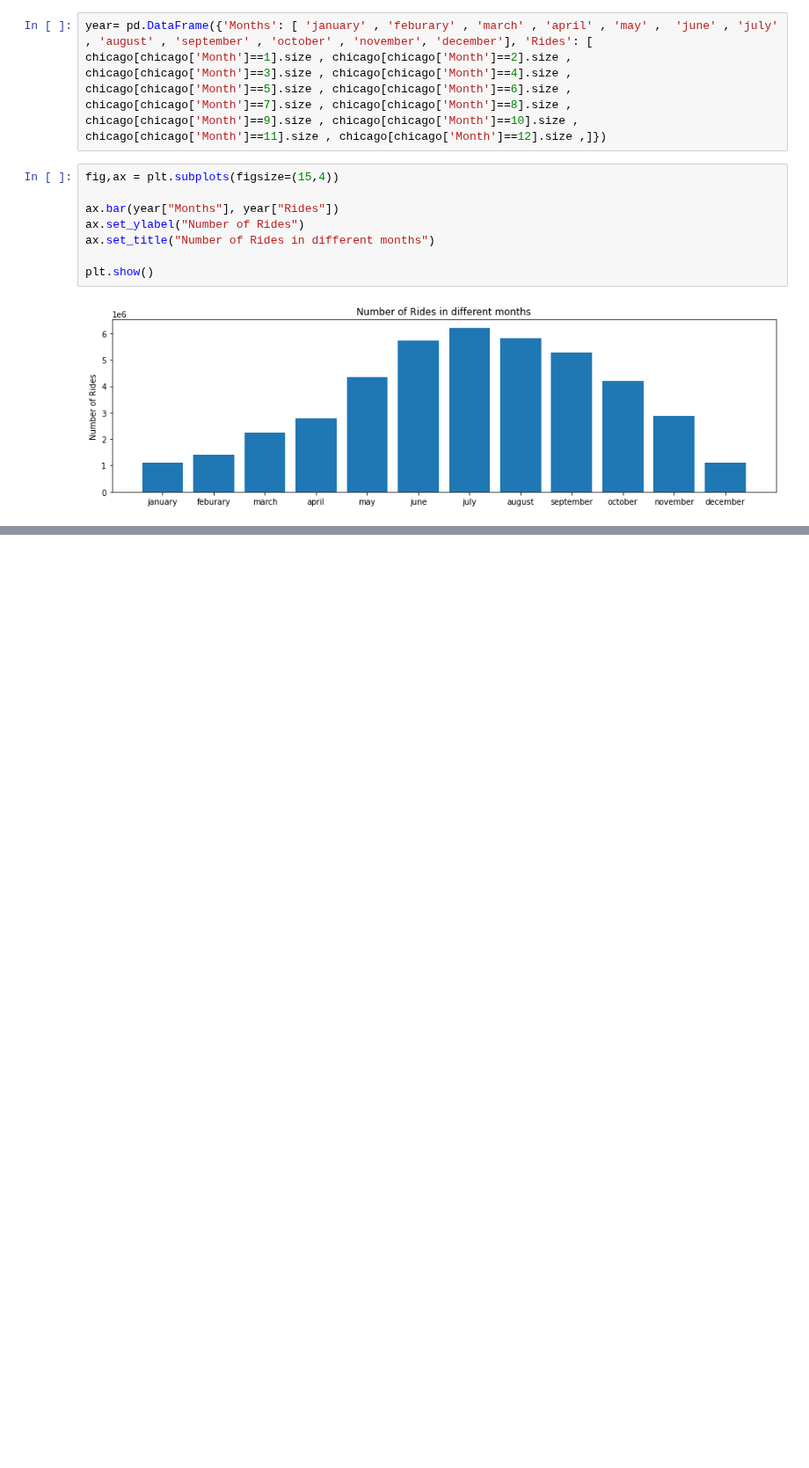
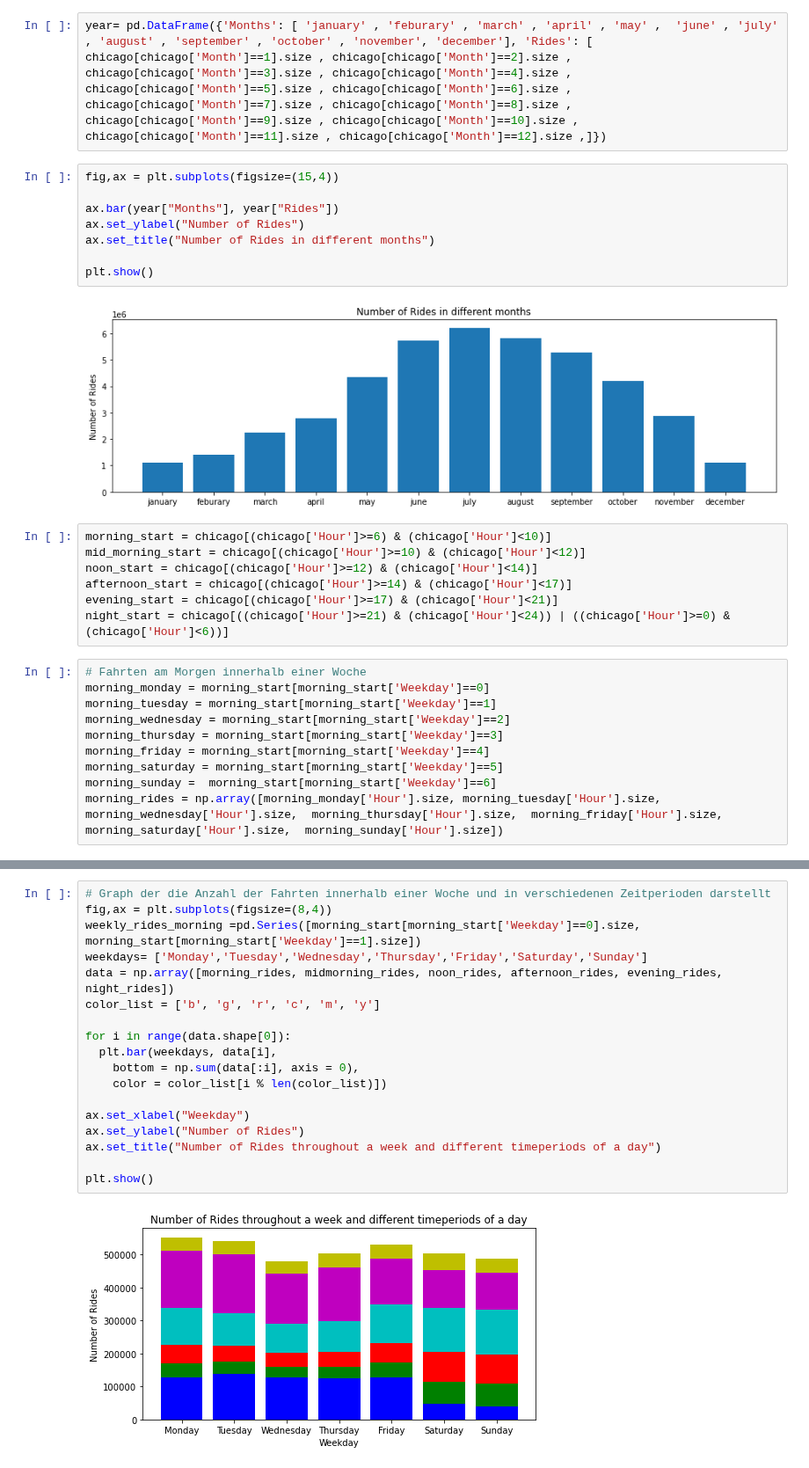
Before and after one commit to agruenb/PrescriptiveStruggle_BikeSharing, a Jupyter notebook: LeaWorkspace/lworkspace.ipynb, the cells around one changed output, grey strips where cells are left out. Shown at 88% size. Saved outputs shown, nothing was run; the diff lists cells and outputs as text; blank space fills up the shorter version.

Commit message:
neue diagramme sub und cust

```diff
--- a/LeaWorkspace/lworkspace.ipynb
+++ b/LeaWorkspace/lworkspace.ipynb
@@ -120,3 +120,20 @@ ax.set_title("Number of Rides in different months")
 plt.show()
 # %% [output]
 [figure]
+# %%
+morning_start = chicago[(chicago['Hour']>=6) & (chicago['Hour']<10)]
+mid_morning_start = chicago[(chicago['Hour']>=10) & (chicago['Hour']<12)]
+noon_start = chicago[(chicago['Hour']>=12) & (chicago['Hour']<14)]
+afternoon_start = chicago[(chicago['Hour']>=14) & (chicago['Hour']<17)]
+evening_start = chicago[(chicago['Hour']>=17) & (chicago['Hour']<21)]
+night_start = chicago[((chicago['Hour']>=21) & (chicago['Hour']<24)) | ((chicago['Hour']>=0) & (chicago['Hour']<6))]
+# %%
+# Fahrten am Morgen innerhalb einer Woche
+morning_monday = morning_start[morning_start['Weekday']==0]
+morning_tuesday = morning_start[morning_start['Weekday']==1]
+morning_wednesday = morning_start[morning_start['Weekday']==2]
+morning_thursday = morning_start[morning_start['Weekday']==3]
+morning_friday = morning_start[morning_start['Weekday']==4]
+morning_saturday = morning_start[morning_start['Weekday']==5]
+morning_sunday =  morning_start[morning_start['Weekday']==6]
+morning_rides = np.array([morning_monday['Hour'].size, morning_tuesday['Hour'].size, morning_wednesday['Hour'].size,  morning_thursday['Hour'].size,  morning_friday['Hour'].size,  morning_saturday['Hour'].size,  morning_sunday['Hour'].size])
@@ -122,0 +190,20 @@ plt.show()
+# %%
+# Graph der die Anzahl der Fahrten innerhalb einer Woche und in verschiedenen Zeitperioden darstellt
+fig,ax = plt.subplots(figsize=(8,4))
+weekly_rides_morning =pd.Series([morning_start[morning_start['Weekday']==0].size, morning_start[morning_start['Weekday']==1].size])
+weekdays= ['Monday','Tuesday','Wednesday','Thursday','Friday','Saturday','Sunday']
+data = np.array([morning_rides, midmorning_rides, noon_rides, afternoon_rides, evening_rides, night_rides])
+color_list = ['b', 'g', 'r', 'c', 'm', 'y']
+
+for i in range(data.shape[0]):
+  plt.bar(weekdays, data[i],
+    bottom = np.sum(data[:i], axis = 0),
+    color = color_list[i % len(color_list)])
+
+ax.set_xlabel("Weekday")
+ax.set_ylabel("Number of Rides")
+ax.set_title("Number of Rides throughout a week and different timeperiods of a day")
+
+plt.show()
+# %% [output]
+[figure, added]
```
Also changed, not shown: parts of 8 cells of this notebook.
